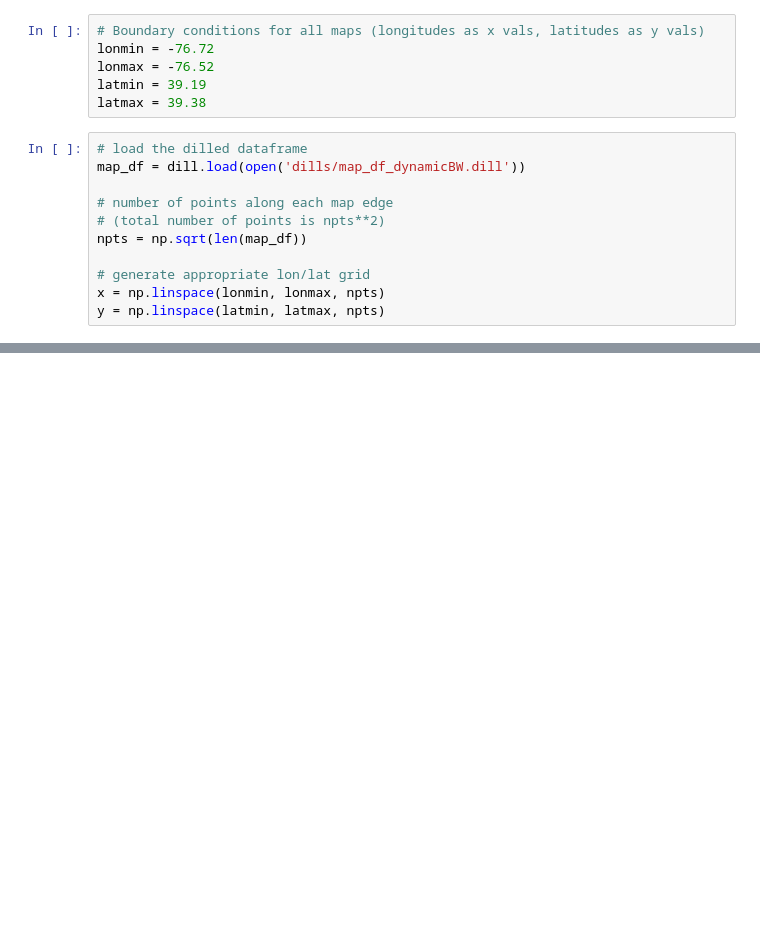
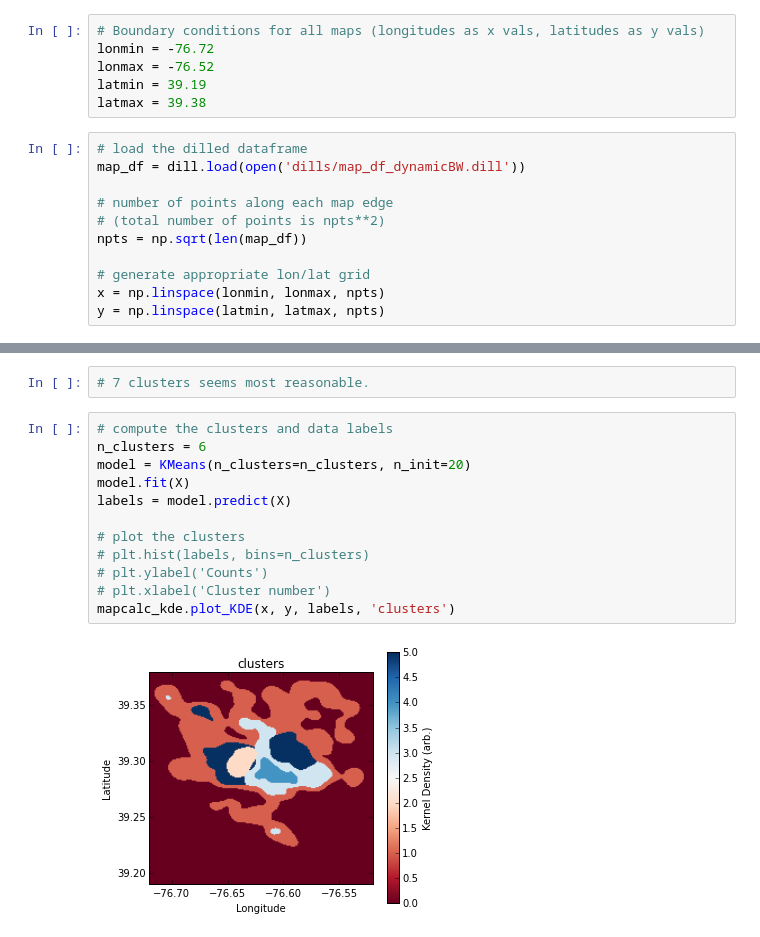
Before and after one commit to dvdwllc/stomping-grounds, a Jupyter notebook: clustering.ipynb, the cells around one changed output, grey strips where cells are left out. Drawn from its saved outputs; the diff is of its cells as text; blank space fills up the shorter version.

```diff
--- a/clustering.ipynb
+++ b/clustering.ipynb
@@ -45 +63,17 @@ plot_KDE(x, y, neighborhoods, 'clusters')
+# %%
+# 7 clusters seems most reasonable.
+# %%
+# compute the clusters and data labels
+n_clusters = 6
+model = KMeans(n_clusters=n_clusters, n_init=20)
+model.fit(X)
+labels = model.predict(X)
+
+# plot the clusters
+# plt.hist(labels, bins=n_clusters)
+# plt.ylabel('Counts')
+# plt.xlabel('Cluster number')
+mapcalc_kde.plot_KDE(x, y, labels, 'clusters')
+# %% [output]
+[figure, added]
 # %%
```
Also changed, not shown: parts of 4 cells of this notebook, 2 other files.
